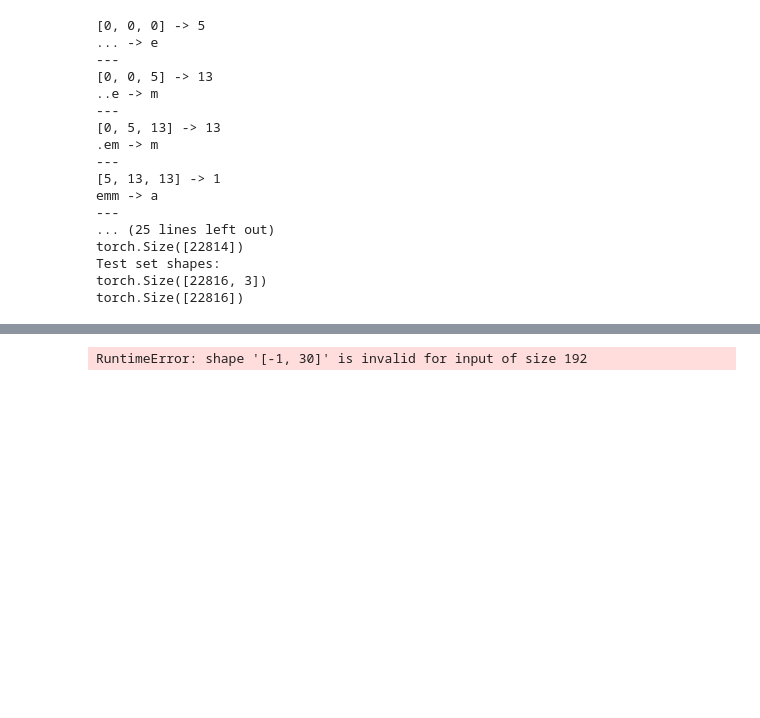
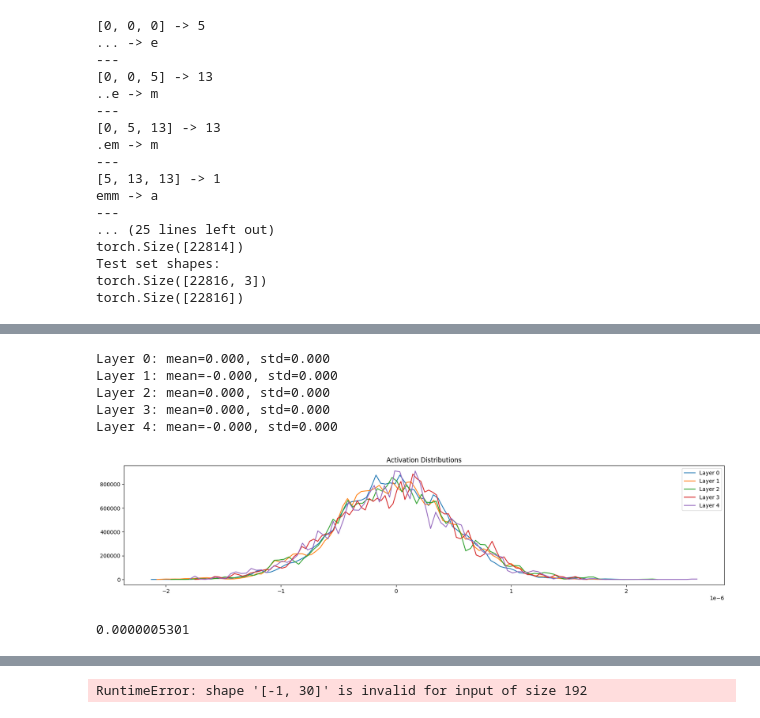
Before and after one commit to shane-kercheval/makemore, a Jupyter notebook: part_2_3_my_code.ipynb, the cells around one changed output, grey strips where cells are left out. Saved outputs shown, nothing was run; the diff lists cells and outputs as text; code cells hidden in the pictures; blank space fills up the shorter version.

```diff
--- a/part_2_3_my_code.ipynb
+++ b/part_2_3_my_code.ipynb
@@ -1109,3 +1147,31 @@ layers[0].plot_embeddings()
+# %%
+for layer in model.layers:
+    layer.out.retain_grad()
+model.zero_grad()
+loss.backward()
+
+plt.figure(figsize=(20, 4))
+legends = []
+for index, layer in enumerate([layer for layer in model.layers if isinstance(layer, Tanh)]):
+    t = layer.out.grad
+    print(f"Layer {index}: mean={t.mean():.3f}, std={t.std():.3f}")
+    hy, hx = torch.histogram(t, density=True)
+    plt.plot(hx[:-1].detach(), hy.detach())
+    legends.append(f"Layer {index}")
+plt.legend(legends)
+plt.title("Activation Distributions")
+plt.show()
+# %% [output]
+Layer 0: mean=0.000, std=0.000
+Layer 1: mean=-0.000, std=0.000
+Layer 2: mean=0.000, std=0.000
+Layer 3: mean=0.000, std=0.000
+Layer 4: mean=-0.000, std=0.000
+[figure, added]
+# %%
+print(f"{t.std():.10f}")
+# %% [output]
+0.0000005301
 # %%
 losses = model.train(x=X_train, y=Y_train, learning_rate=0.1)
 # model.train(x=X_train, y=Y_train, learning_rate=0.01)
```
Also changed, not shown: parts of 10 cells of this notebook.
